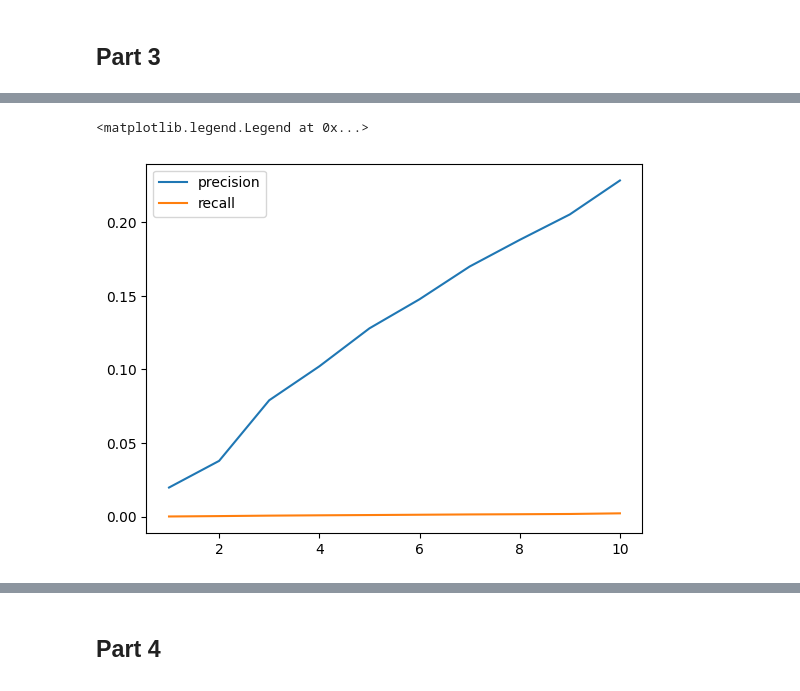
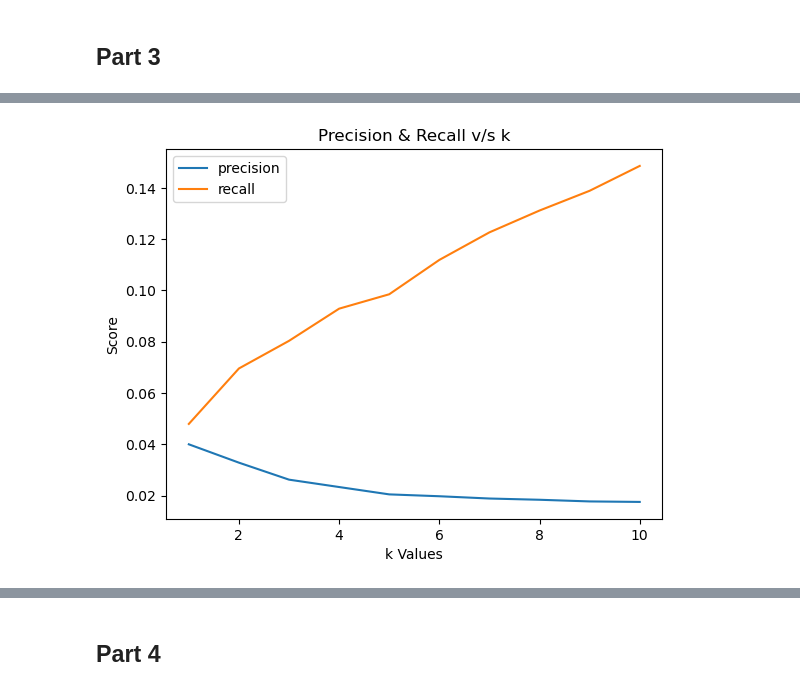
Before and after one commit to Daxvshah11/DA_Assignments, a Jupyter notebook: Ass3/Assignment3_8_Dx.ipynb, the cells around one changed output, grey strips where cells are left out. Drawn from its saved outputs; the diff is of its cells as text; code cells hidden in the pictures.

Commit message:
DONE wit h PART3 & 4. Period.

```diff
--- a/Ass3/Assignment3_8_Dx.ipynb
+++ b/Ass3/Assignment3_8_Dx.ipynb
@@ -68,9 +68,9 @@ def support(movies):
     return len(matching_users) / len(train_set)
 
 
-def generate_frequent_itemsets(k, minsup, prev_frequent_itemsets):
+def generate_frequent_itemsets(k, minsup, prev_frequent_itemsets, all_movies_sup):
     if k == 1:
-        return [([movie], sup) for movie, sup in asr_movies_sup.items()]
+        return [([movie], sup) for movie, sup in all_movies_sup.items()]
 
     candidates = set()
     for i in range(len(prev_frequent_itemsets)):
@@ -112,17 +112,19 @@ movies_train_unique = set(
 )
 
 # calculating support for individual movies
-asr_movies_sup = {
+all_movies_sup = {
     movie: support([movie])
     for movie in movies_train_unique
     if support([movie]) >= minsup
 }
 
 # generating frequent itemsets
-frequent_itemsets = [generate_frequent_itemsets(1, minsup, [])]
+frequent_itemsets = [generate_frequent_itemsets(1, minsup, [], all_movies_sup)]
 k = 2
 while True:
-    frequent_k = generate_frequent_itemsets(k, minsup, frequent_itemsets[-1])
+    frequent_k = generate_frequent_itemsets(
+        k, minsup, frequent_itemsets[-1], all_movies_sup
+    )
     if not frequent_k:
         break
     frequent_itemsets.append(frequent_k)
@@ -217,48 +219,43 @@ recall_avgs = []
 
 # iterating over the number of rules selected from the Top Rules
 for k in range(1, 11):
-    antecedant_descendant_mapping = {}
-    top_k_rules = [rule for rule in sorted_rules[:k]]
-    for rule in top_k_rules:
-        antecedant_descendant_mapping[rule[0][0]] = rule[1]
-
-    # getting all antecedants into a single set
-    selected_antecedants = set(rule[0][0] for rule in top_k_rules)
-
     # iterating over each user in the test set
     all_precisions = []
     all_recalls = []
-
-    print(k, selected_antecedants)
     for user in test_set.keys():
         # getting all movies rated by this user from the training set
-        # user_movies_from_train_set = train_set[user]
+        user_movies_from_train_set = train_set[user]
 
-        # getting only those movies intersecting with selected antecedants
-        # Iterating over antecedants of top K rules
+        # getting predictions set
+        predictions = list()
+        for movie in user_movies_from_train_set:
+            rules_taken_count = 0
+            temp_predictions = []
 
-        # ((X), (A,B,C), 12, 21))
-        predictions = set()
-        for antecedant in selected_antecedants:
-            if antecedant in test_set[user]:
-                print("mapping: ", antecedant, antecedant_descendant_mapping)
-                for movie in antecedant_descendant_mapping[antecedant]:
-                    predictions.add(movie)
+            # iterating over top k rules only
+            for rule in sorted_rules:
+                if rule[0][0] == movie:
+                    temp_predictions += rule[1]
+                    rules_taken_count += 1
 
-        # print(user, predictions)
-        # Getting set of all movies for this user from the dataset
-        all_movies_for_user = set(user_movies[user])
+                    # checking if top k done
+                    if rules_taken_count == k:
+                        break
 
-        # Calculating recall
-        user_recall = len(all_movies_for_user & predictions) / len(all_movies_for_user)
+            # adding temp predictions to the main predictions
+            predictions += temp_predictions
 
-        # Calculating precision
+        # calculating recall
+        user_recall = len(set(test_set[user]) & set(predictions)) / len(test_set[user])
+        all_recalls.append(user_recall)
+
+        # calculating precision
         user_precision = 0
         if len(predictions) != 0:
-            user_precision = len(all_movies_for_user & predictions) / len(predictions)
-
+            user_precision = len(set(test_set[user]) & set(predictions)) / len(
+                predictions
+            )
         all_precisions.append(user_precision)
-        all_recalls.append(user_recall)
 
     # calculating average precision and recall
     precision_avg_for_k = np.mean(all_precisions)
@@ -268,12 +265,13 @@ for k in range(1, 11):
     precision_avgs.append(precision_avg_for_k)
     recall_avgs.append(recall_avg_for_k)
 
-
-print(precision_avgs)
-print(recall_avgs)
-
+# plotting graph
 x = [i for i in range(1, 11)]
 plt.plot(x, precision_avgs, label="precision")
 plt.plot(x, recall_avgs, label="recall")
 plt.legend()
+plt.xlabel("k Values")
+plt.ylabel("Score")
+plt.title("Precision & Recall v/s k")
+plt.show()
 # %% [output]
@@ -297,3 +278,2 @@ mapping:  6365 {6365: [2571], 153: [592], 1221: [858], 1527: [2571], 2628: [2571
-<matplotlib.legend.Legend at 0x...>
-[figure, old version]
+[figure, new version]
 # %% [markdown]
```
Also changed, not shown: parts of 3 cells of this notebook, 2 other files.
